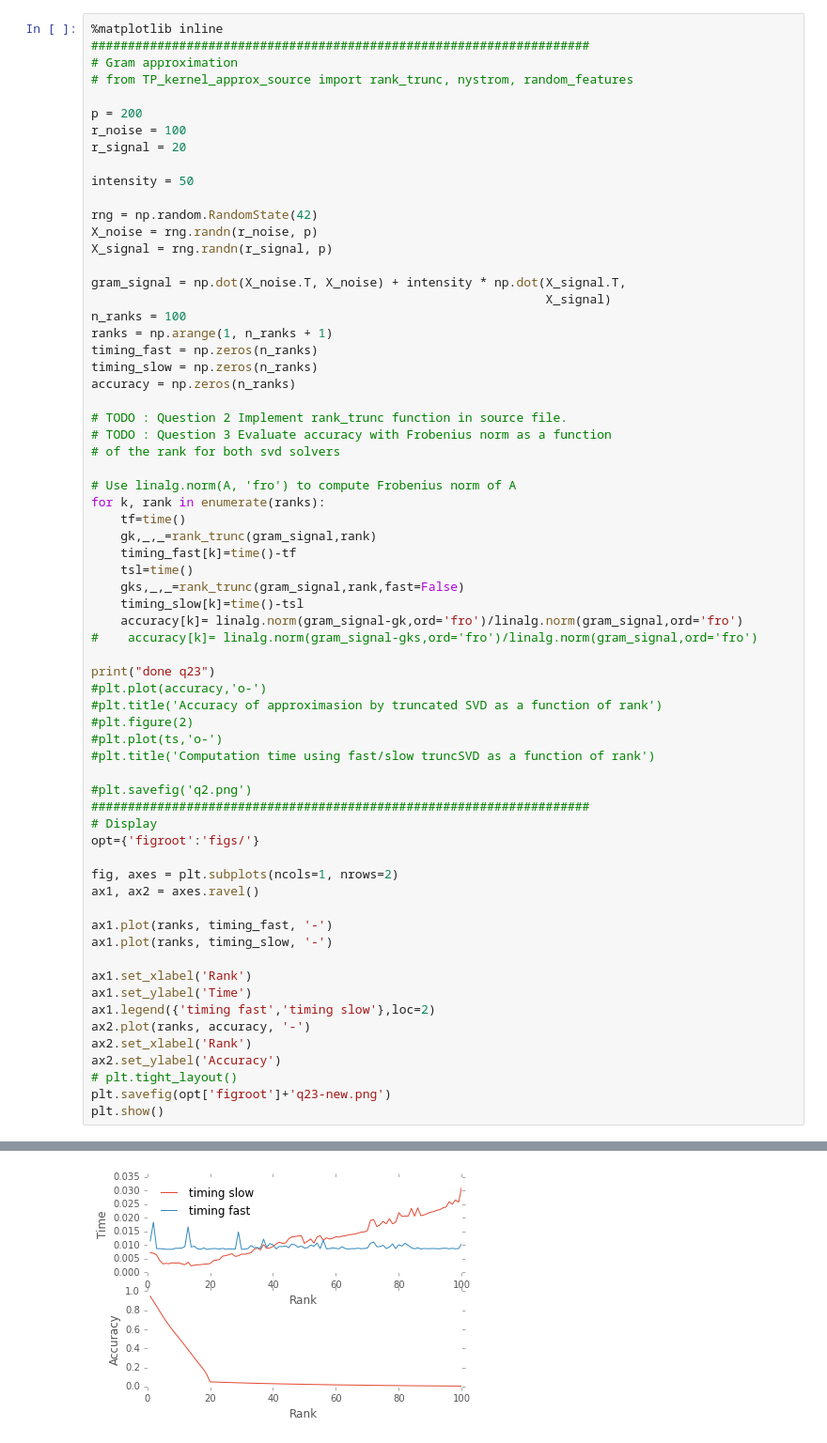
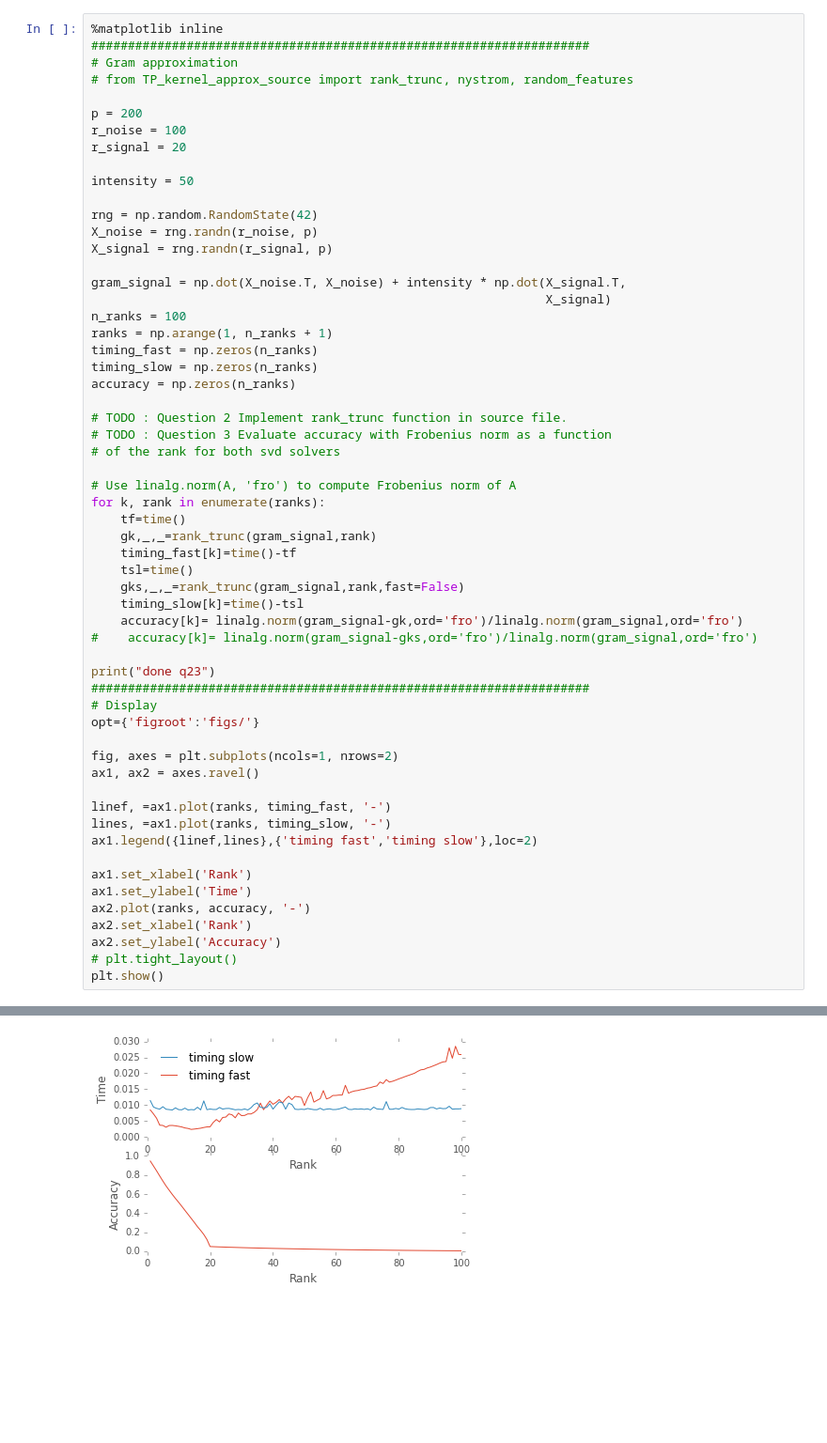
Before and after one commit to sypierre/tp-kernel, a Jupyter notebook: report/report.ipynb, the cells around one changed output, grey strips where cells are left out. Shown: that part at 94% size. Saved outputs shown, nothing was run; the diff lists cells and outputs as text; blank space fills up the shorter version.

```diff
--- a/report/report.ipynb
+++ b/report/report.ipynb
@@ -224,45 +238,37 @@ accuracy = np.zeros(n_ranks)
 
 # Use linalg.norm(A, 'fro') to compute Frobenius norm of A
 for k, rank in enumerate(ranks):
     tf=time()
     gk,_,_=rank_trunc(gram_signal,rank)
     timing_fast[k]=time()-tf
     tsl=time()
     gks,_,_=rank_trunc(gram_signal,rank,fast=False)
     timing_slow[k]=time()-tsl
     accuracy[k]= linalg.norm(gram_signal-gk,ord='fro')/linalg.norm(gram_signal,ord='fro')
 #    accuracy[k]= linalg.norm(gram_signal-gks,ord='fro')/linalg.norm(gram_signal,ord='fro')
 
 print("done q23")
-#plt.plot(accuracy,'o-')
-#plt.title('Accuracy of approximasion by truncated SVD as a function of rank')
-#plt.figure(2)
-#plt.plot(ts,'o-')
-#plt.title('Computation time using fast/slow truncSVD as a function of rank')
-
-#plt.savefig('q2.png')
 ####################################################################
 # Display
 opt={'figroot':'figs/'}
 
 fig, axes = plt.subplots(ncols=1, nrows=2)
 ax1, ax2 = axes.ravel()
 
-ax1.plot(ranks, timing_fast, '-')
-ax1.plot(ranks, timing_slow, '-')
+linef, =ax1.plot(ranks, timing_fast, '-')
+lines, =ax1.plot(ranks, timing_slow, '-')
+ax1.legend({linef,lines},{'timing fast','timing slow'},loc=2)
 
 ax1.set_xlabel('Rank')
 ax1.set_ylabel('Time')
-ax1.legend({'timing fast','timing slow'},loc=2)
 ax2.plot(ranks, accuracy, '-')
 ax2.set_xlabel('Rank')
 ax2.set_ylabel('Accuracy')
 # plt.tight_layout()
-plt.savefig(opt['figroot']+'q23-new.png')
 plt.show()
 # %% [output]
 done q23
-[figure, old version]
+[figure, new version]
 # %% [markdown]
 $\textbf{Questions 2-3}$
 
```
Also changed, not shown: parts of 13 cells of this notebook, 5 other files.
